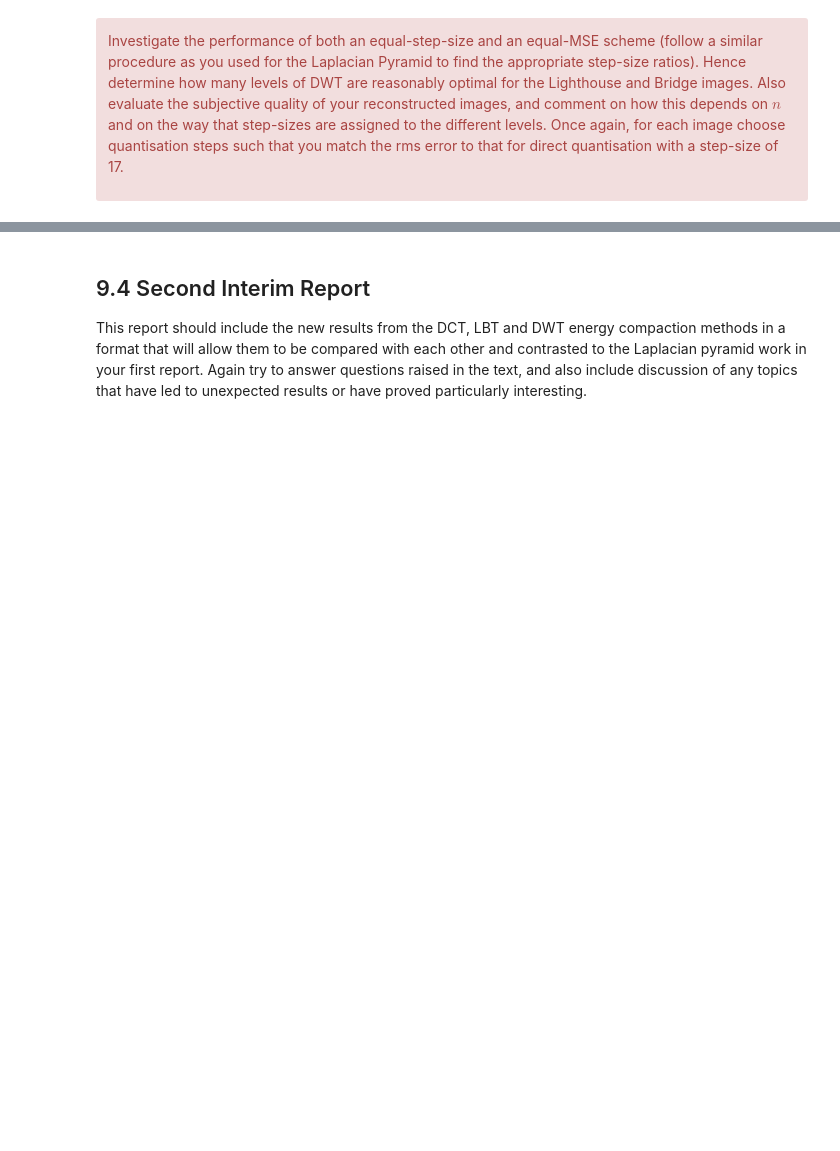
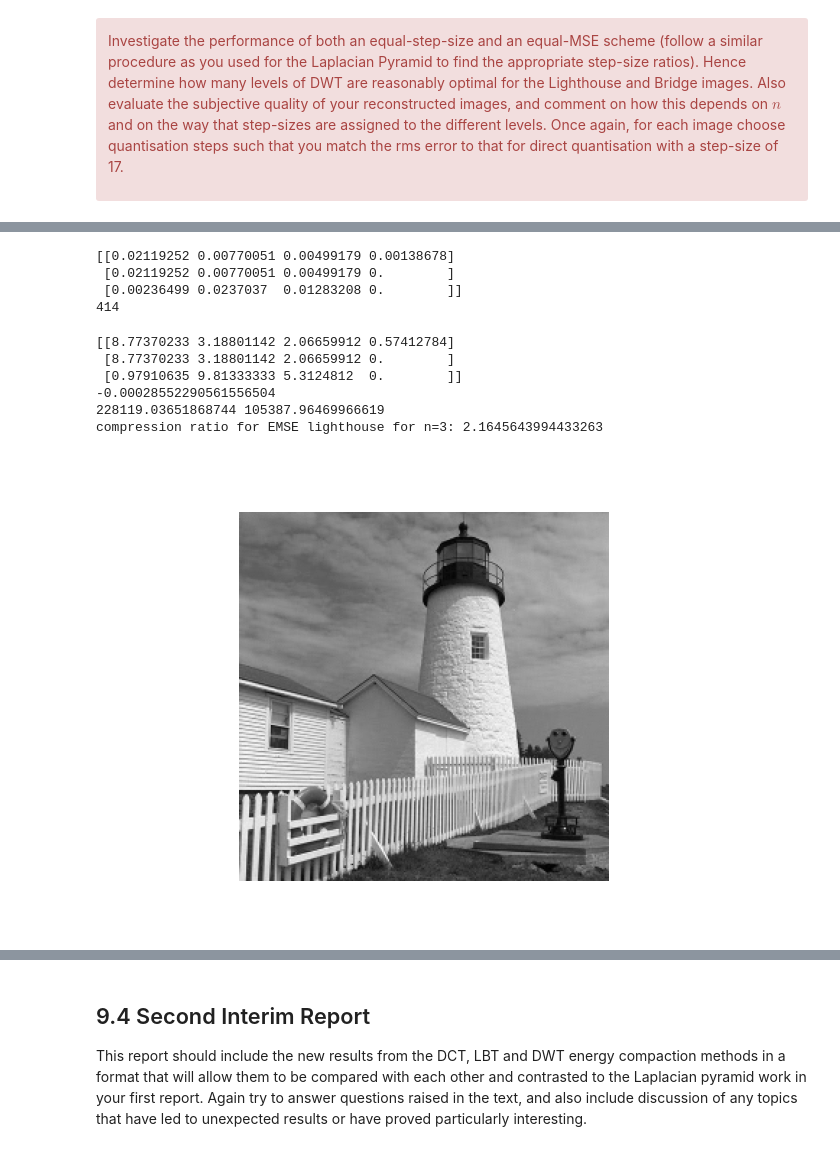
Before and after one commit to ki277/cued_sf2_lab, a Jupyter notebook: 9-dwt.ipynb, the cells around one changed output, grey strips where cells are left out. Saved outputs shown, nothing was run; the diff lists cells and outputs as text; code cells hidden in the pictures; blank space fills up the shorter version.

```diff
--- a/9-dwt.ipynb
+++ b/9-dwt.ipynb
@@ -554,3 +562,17 @@ def optimise_mse_step(X, n):
     #step_ratios_mse = (1 / np.min(step_ratios[np.nonzero(step_ratios)])) * step_ratios
 
     return step_ratios
+# %%
+Xt = np.zeros(shape=(256, 256))
+Yt, m = nlevdwt(Xt, 1)
+Yt[128, 128] = 100
+Xtr = nlevidwt(Yt, 1, m)
+print(np.sum(Xtr ** 2))
+
+
+Xt = np.zeros(shape=(128, 128))
+Yt, m = nlevdwt(Xt, 2)
+Yt[64, 64] = 100
+Xtr = nlevidwt(Yt, 2, m)
+
+print(np.sum(Xtr ** 2))
@@ -600,0 +642,36 @@ print(Yq)
+# %%
+# equal MSE scheme
+n = 3
+step_ratio_l = optimise_step_ratio(X, n)
+mse_l, rms_l, err_l = optimise_mse_step_size(X, step_ratio_l, n)
+print(step_ratio_l)
+print(mse_l)
+# %% [output]
+[[0.02119252 0.00770051 0.00499179 0.00138678]
+ [0.02119252 0.00770051 0.00499179 0.        ]
+ [0.00236499 0.0237037  0.01283208 0.        ]]
+414
+# %%
+mse_step_size_l = find_steps(step_ratio_l, mse_l, n)
+print(mse_step_size_l)
+print(err_l)
+Yq_l_mse, ent_3, num_bits_l_mse = quantdwt(Yl, mse_step_size_l, n)
+Zl_mse_3 = nlevidwt(Yq_l_mse, n, ml)
+print(num_bits_X, num_bits_l_mse)
+comp3_mse = num_bits_X/num_bits_l_mse
+print(f'compression ratio for EMSE lighthouse for n=3: {comp3_mse}')
+# %% [output]
+[[8.77370233 3.18801142 2.06659912 0.57412784]
+ [8.77370233 3.18801142 2.06659912 0.        ]
+ [0.97910635 9.81333333 5.3124812  0.        ]]
+-0.00028552290561556504
+228119.03651868744 105387.96469966619
+compression ratio for EMSE lighthouse for n=3: 2.1645643994433263
+# %%
+fig, ax = plt.subplots()
+ax.imshow(Zl_mse_3, cmap='gray')
+plt.axis('off')
+#plt.savefig('8_s=14_zoom.png', dpi=300, bbox_inches='tight')
+plt.show()
+# %% [output]
+[figure, added]
```
Also changed, not shown: parts of 19 cells of this notebook.
